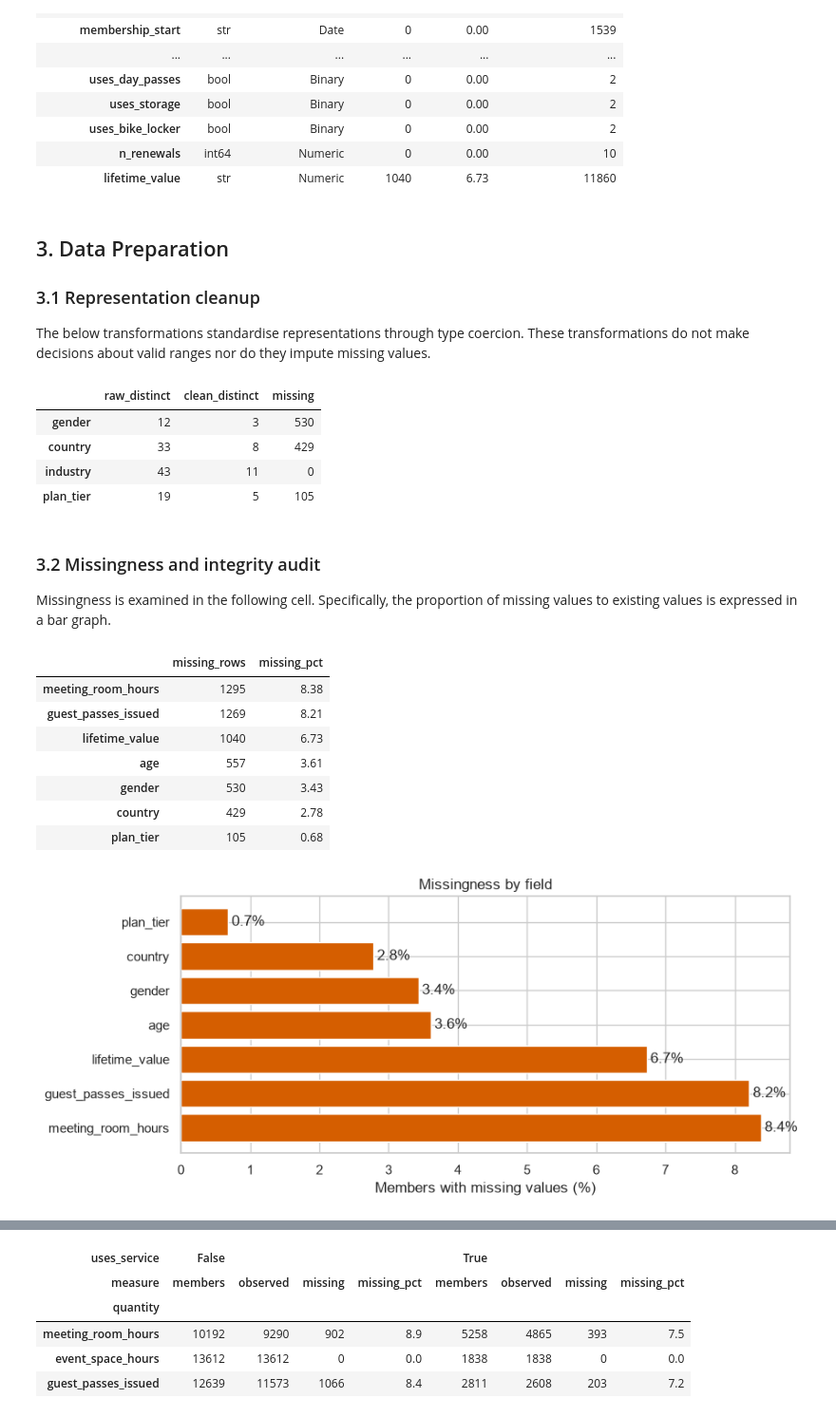
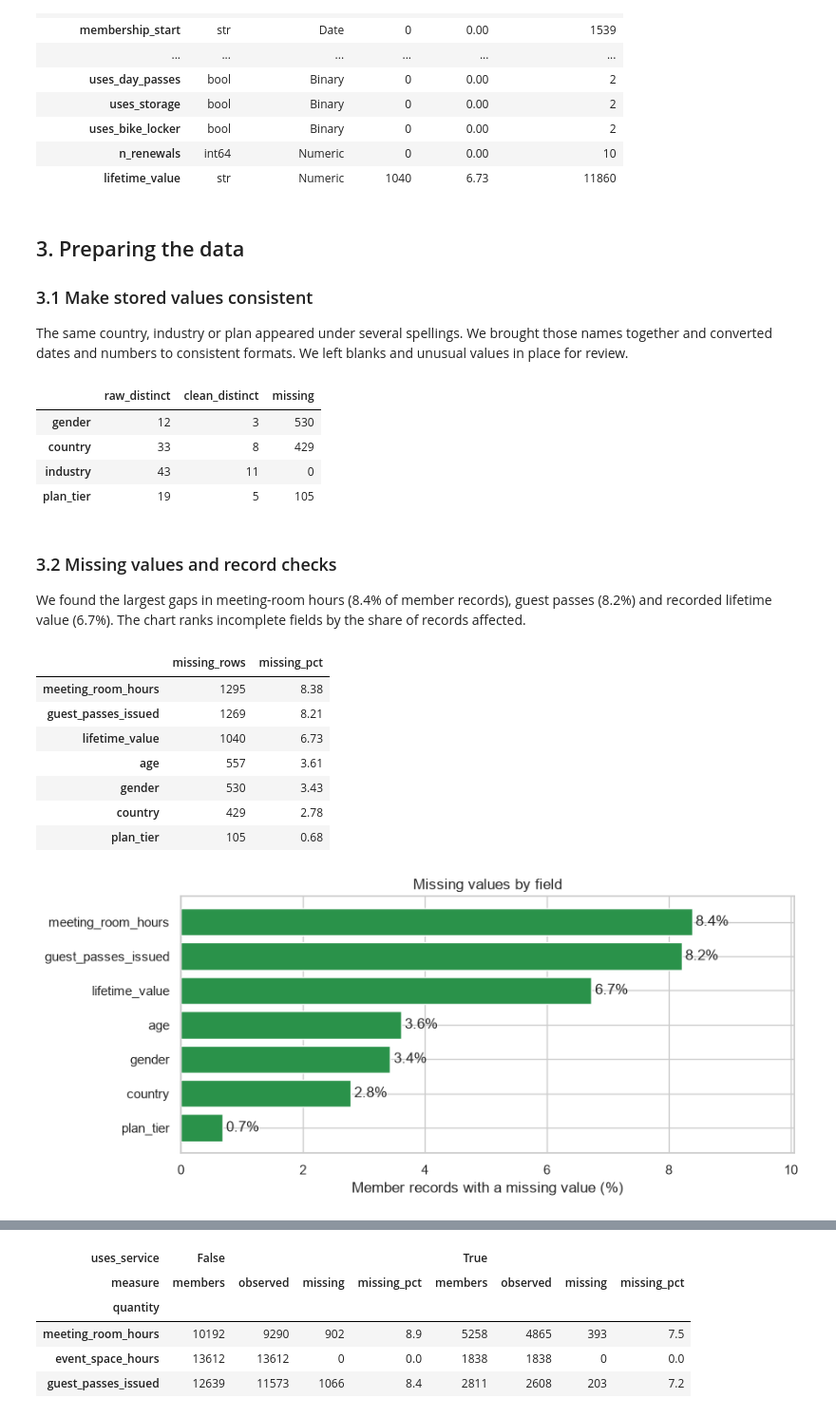
Before and after one commit to arfarfq/data_mining, a Jupyter notebook: notebooks/EDA.ipynb, the cells around one changed output, grey strips where cells are left out. Shown at 95% size. Saved outputs shown, nothing was run; the diff lists cells and outputs as text; code cells hidden in the pictures.

```diff
--- a/notebooks/EDA.ipynb
+++ b/notebooks/EDA.ipynb
@@ -162,10 +168,11 @@ display(raw_profile)
 | n_renewals | int64 | Numeric | 0 | 0.00 | 10 |
 | lifetime_value | str | Numeric | 1040 | 6.73 | 11860 |
 # %% [markdown]
-## 3. Data Preparation
+## 3. Preparing the data
 
-### 3.1 Representation cleanup
-The below transformations standardise representations through type coercion. These transformations do not make decisions about valid ranges nor do they impute missing values.
+### 3.1 Make stored values consistent
+
+The same country, industry or plan appeared under several spellings. We brought those names together and converted dates and numbers to consistent formats. We left blanks and unusual values in place for review.
 # %%
 def parse_mixed_dates(values):
     text = values.astype("string").str.strip()
@@ -222,30 +229,32 @@ display(category_audit)
 | industry | 43 | 11 | 0 |
 | plan_tier | 19 | 5 | 105 |
 # %% [markdown]
-### 3.2 Missingness and integrity audit
+### 3.2 Missing values and record checks
 
-Missingness is examined in the following cell. Specifically, the proportion of missing values to existing values is expressed in a bar graph.
+We found the largest gaps in meeting-room hours (8.4% of member records), guest passes (8.2%) and recorded lifetime value (6.7%). The chart ranks incomplete fields by the share of records affected.
 # %%
 missing = clean.isna().sum().to_frame("missing_rows")
 missing["missing_pct"] = (100 * missing["missing_rows"] / len(clean)).round(2)
 missing = missing.loc[missing["missing_rows"] > 0].sort_values("missing_pct", ascending=False)
 display(missing)
+
 fig, ax = plt.subplots(figsize=(9, 4))
-
-if len(missing):
-    bars = ax.barh(missing.index, missing["missing_pct"], color="#D55E00")
+if not missing.empty:
+    ordered = missing.sort_values("missing_pct")
+    bars = ax.barh(ordered.index, ordered["missing_pct"], color=MAIN_GREEN)
     ax.bar_label(bars, fmt="%.1f%%", padding=3)
-
-ax.set(xlabel="Members with missing values (%)", title="Missingness by field")
-fig.tight_layout(); plt.show()
+    ax.set_xlim(0, ordered["missing_pct"].max() * 1.2)
+ax.set(xlabel="Member records with a missing value (%)", title="Missing values by field")
+fig.tight_layout()
+plt.show()
 # %% [output]
 |  | missing_rows | missing_pct |
 | meeting_room_hours | 1295 | 8.38 |
 | guest_passes_issued | 1269 | 8.21 |
 | lifetime_value | 1040 | 6.73 |
 | age | 557 | 3.61 |
 | gender | 530 | 3.43 |
 | country | 429 | 2.78 |
 | plan_tier | 105 | 0.68 |
-[figure, old version]
+[figure, new version]
 # %% [markdown]
```
Also changed, not shown: parts of 56 cells of this notebook.
